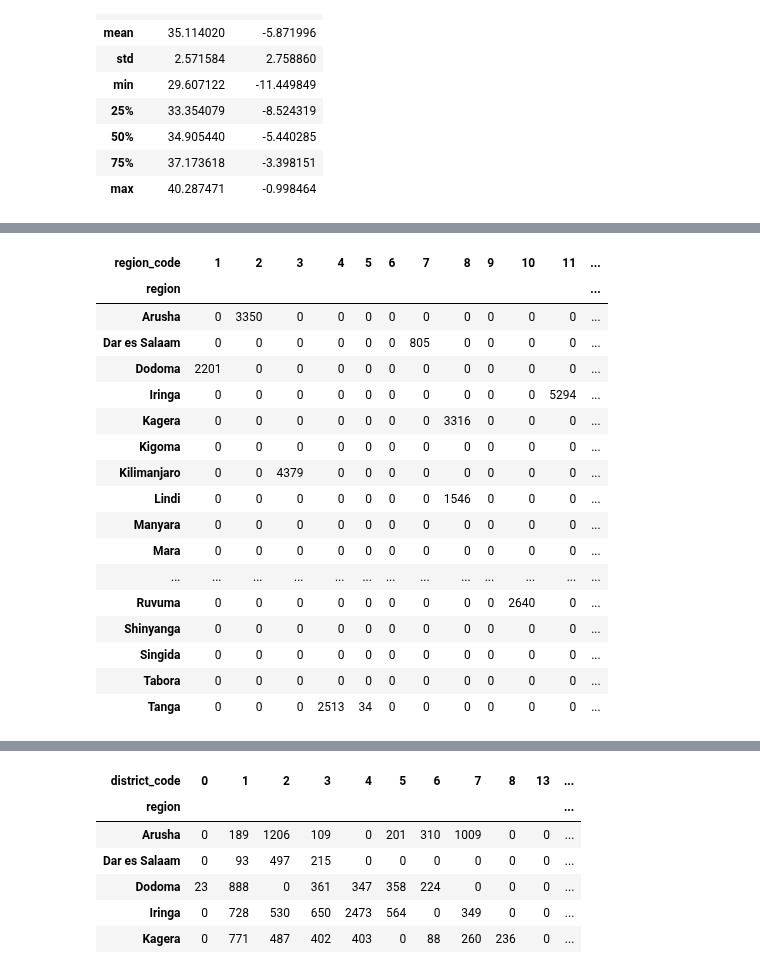
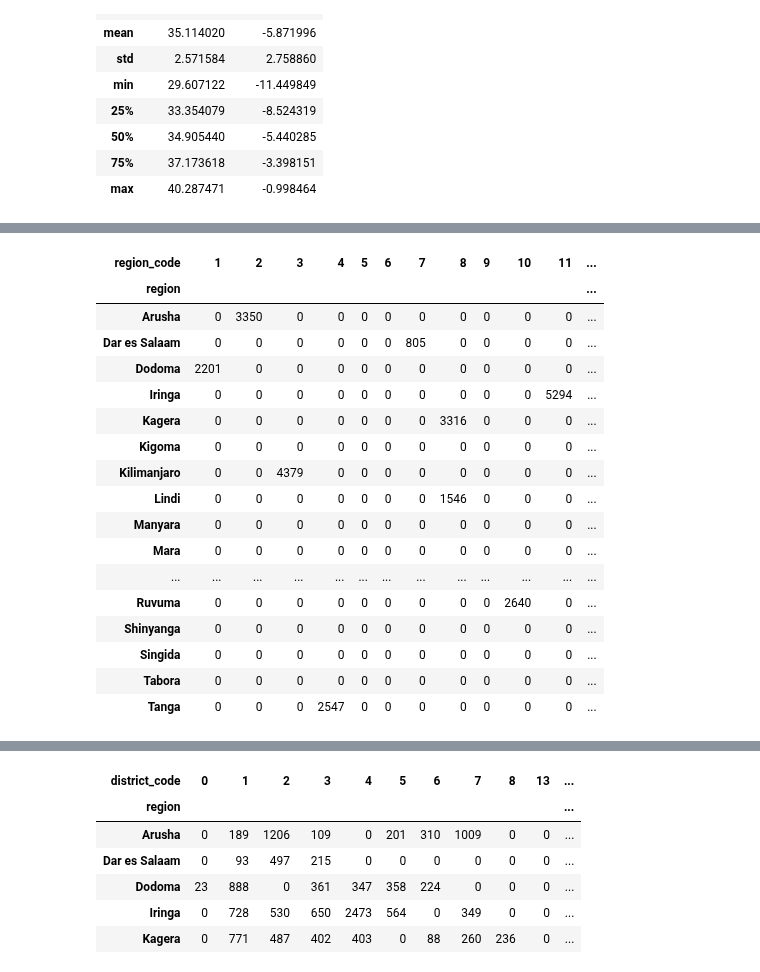
Before and after one commit to JannaW0402/Pump-it-Up, a Jupyter notebook: 869janna.ipynb, the cells around one changed output, grey strips where cells are left out. Drawn from its saved outputs; the diff is of its cells as text; code cells hidden in the pictures.

```diff
--- a/869janna.ipynb
+++ b/869janna.ipynb
@@ -148,34 +149,35 @@ df
 # %%
 #Standerdize region code with region
+#Reference: https://www.citypopulation.de/en/tanzania/admin/
 df = Train.pivot_table('id','region','region_code',aggfunc='count').fillna(0).astype(int)
 df.to_csv('region_error.csv')
 Train.loc[Train['region_code'] == 24,'region_code'] = 2
 Train.loc[(Train['region_code'] == 18 )| (Train['region_code'] == 80),'region_code' ] = 8
 Train.loc[(Train['region_code'] == 90 )| (Train['region_code'] == 99),'region_code' ] = 9
 Train.loc[(Train['region_code'] == 17) & (Train['region'] == 'Mwanza'),'region_code'] = 19
 Train.loc[(Train['region_code'] == 60 )| (Train['region_code'] == 40),'region_code'] = 6
-Train.loc[Train['region_code'] == 5  & (Train['region'] == 'Tanga') ,'region_code' ] = 4
+Train.loc[(Train['region_code'] == 5)  & (Train['region'] == 'Tanga') ,'region_code' ] = 4
 Train.loc[(Train['region_code'] == 11) & (Train['region'] == 'Shinyanga'),'region_code'] = 17
 Train.loc[(Train['region_code'] == 14 )& (Train['region'] == 'Shinyanga'),'region_code'] = 17
 
 df = Train.pivot_table('id','region','region_code',aggfunc='count').fillna(0).astype(int)
 df
 # %% [output]
 | region_code | 1 | 2 | 3 | 4 | 5 | 6 | 7 | 8 | 9 | 10 | 11 | ... |
 | region |  |  |  |  |  |  |  |  |  |  |  | ... |
 | Arusha | 0 | 3350 | 0 | 0 | 0 | 0 | 0 | 0 | 0 | 0 | 0 | ... |
 | Dar es Salaam | 0 | 0 | 0 | 0 | 0 | 0 | 805 | 0 | 0 | 0 | 0 | ... |
 | Dodoma | 2201 | 0 | 0 | 0 | 0 | 0 | 0 | 0 | 0 | 0 | 0 | ... |
 | Iringa | 0 | 0 | 0 | 0 | 0 | 0 | 0 | 0 | 0 | 0 | 5294 | ... |
 | Kagera | 0 | 0 | 0 | 0 | 0 | 0 | 0 | 3316 | 0 | 0 | 0 | ... |
 | Kigoma | 0 | 0 | 0 | 0 | 0 | 0 | 0 | 0 | 0 | 0 | 0 | ... |
 | Kilimanjaro | 0 | 0 | 4379 | 0 | 0 | 0 | 0 | 0 | 0 | 0 | 0 | ... |
 | Lindi | 0 | 0 | 0 | 0 | 0 | 0 | 0 | 1546 | 0 | 0 | 0 | ... |
 | Manyara | 0 | 0 | 0 | 0 | 0 | 0 | 0 | 0 | 0 | 0 | 0 | ... |
 | Mara | 0 | 0 | 0 | 0 | 0 | 0 | 0 | 0 | 0 | 0 | 0 | ... |
 | ... | ... | ... | ... | ... | ... | ... | ... | ... | ... | ... | ... | ... |
 | Ruvuma | 0 | 0 | 0 | 0 | 0 | 0 | 0 | 0 | 0 | 2640 | 0 | ... |
 | Shinyanga | 0 | 0 | 0 | 0 | 0 | 0 | 0 | 0 | 0 | 0 | 0 | ... |
 | Singida | 0 | 0 | 0 | 0 | 0 | 0 | 0 | 0 | 0 | 0 | 0 | ... |
 | Tabora | 0 | 0 | 0 | 0 | 0 | 0 | 0 | 0 | 0 | 0 | 0 | ... |
-| Tanga | 0 | 0 | 0 | 2513 | 34 | 0 | 0 | 0 | 0 | 0 | 0 | ... |
+| Tanga | 0 | 0 | 0 | 2547 | 0 | 0 | 0 | 0 | 0 | 0 | 0 | ... |
```
Also changed, not shown: parts of 9 cells of this notebook.
